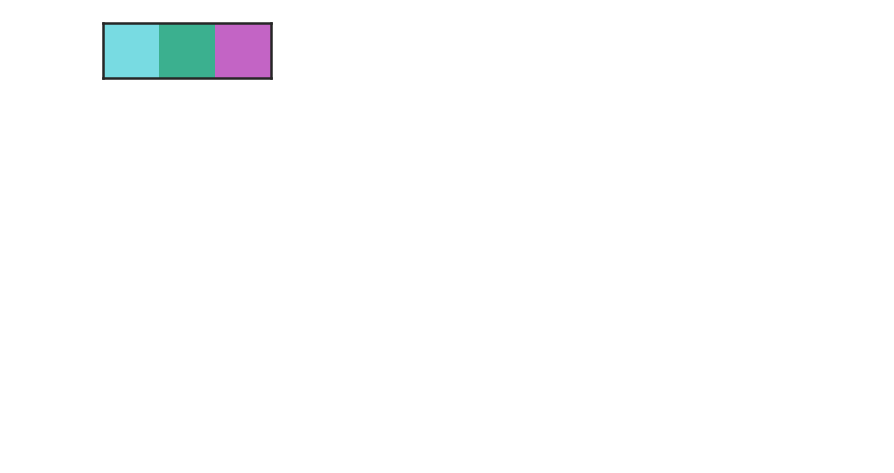
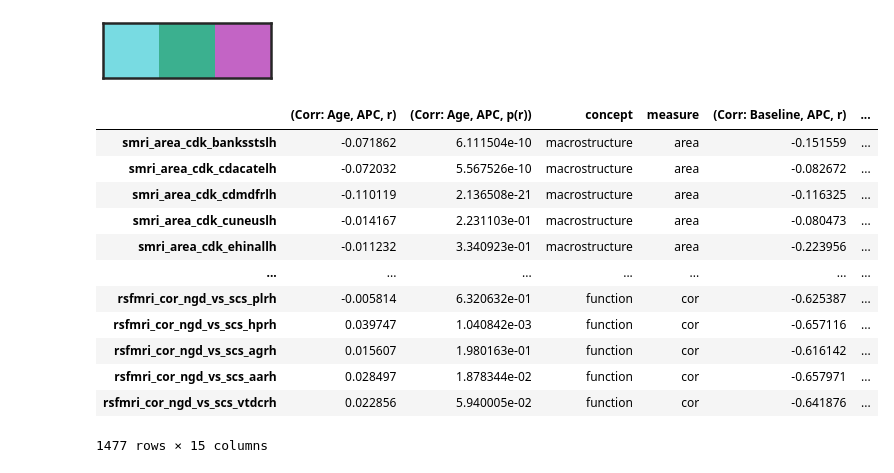
Before and after one commit to 62442katieb/deltaABCD_variability, a Jupyter notebook: notebooks/1.4start_change.ipynb, the cells around one changed output. Drawn from its saved outputs; the diff is of its cells as text; code cells hidden in the pictures; blank space fills up the shorter version.

```diff
--- a/notebooks/1.4start_change.ipynb
+++ b/notebooks/1.4start_change.ipynb
@@ -197,23 +564,28 @@ for var in imaging_apd:
                                 ('Corr: Age, APC', 'measure')] = 'rsirndgm'
 correlations.dropna(how='all', axis=1, inplace=True)
 # %%
-long_names = {'var': 'BOLD',
-              'between-network fc': 'FC (btwn)',
-              'within-network fc': 'FC (wthn)',
-              'subcortical-network fc': 'FC (sc)',
-              'dtivol': 'WMV',
-              'vol': 'GMV',
-              'thick': 'CT',
-              'area': 'CA',
-              'dtifa': 'FA',
-              'dtimd': 'MD',
-              'dtild': 'LD',
-              'dtitd': 'TD',
-              'rsirni': 'RNI',
-              'rsirnd': 'RND',
-              'rsirnigm': 'RNI (gm)',
-              'rsirndgm': 'RND (gm)',
-              't1wcnt': 'G/W'}
+long_names = {'var': 'BOLD Variance',
+              'between-network fc': 'Between FC',
+              'within-network fc': 'Within FC',
+              'subcortical-network fc': 'Subcortical FC',
+              'dtivol': 'WM Volume',
+              'vol': 'GM Volume',
+              'thick': 'Cortical Thickness',
+              'area': 'Cortical Area',
+              'dtifa': 'WM FA',
+              'dtimd': 'WM MD',
+              'dtild': 'WM LD',
+              'dtitd': 'WM TD',
+              'rsirni': 'WM RNI',
+              'rsirnd': 'WM RND',
+              'rsirnigm': 'GM RNI',
+              'rsirndgm': 'GM RND',
+              't1wcnt': 'GM/WM'}
+
+row_order = ['GM Volume', 'Cortical Thickness', 'Cortical Area', 'WM Volume',
+             'GM/WM', 'WM FA', 'WM MD', 'WM LD', 'WM TD',
+             'WM RNI', 'GM RNI','WM RND','GM RND',
+             'BOLD Variance', 'Between FC', 'Within FC', 'Subcortical FC']
 # %%
 correlations.replace(long_names, inplace=True)
 correlations.columns = correlations.columns.to_flat_index()
@@ -224,0 +599,16 @@ correlations.rename({('Corr: Age, APC', 'measure'): 'measure',
+# %%
+correlations
+# %% [output]
+|  | (Corr: Age, APC, r) | (Corr: Age, APC, p(r)) | concept | measure | (Corr: Baseline, APC, r) | ... |
+| smri_area_cdk_banksstslh | -0.071862 | 6.111504e-10 | macrostructure | area | -0.151559 | ... |
+| smri_area_cdk_cdacatelh | -0.072032 | 5.567526e-10 | macrostructure | area | -0.082672 | ... |
+| smri_area_cdk_cdmdfrlh | -0.110119 | 2.136508e-21 | macrostructure | area | -0.116325 | ... |
+| smri_area_cdk_cuneuslh | -0.014167 | 2.231103e-01 | macrostructure | area | -0.080473 | ... |
+| smri_area_cdk_ehinallh | -0.011232 | 3.340923e-01 | macrostructure | area | -0.223956 | ... |
+| ... | ... | ... | ... | ... | ... | ... |
+| rsfmri_cor_ngd_vs_scs_plrh | -0.005814 | 6.320632e-01 | function | cor | -0.625387 | ... |
+| rsfmri_cor_ngd_vs_scs_hprh | 0.039747 | 1.040842e-03 | function | cor | -0.657116 | ... |
+| rsfmri_cor_ngd_vs_scs_agrh | 0.015607 | 1.980163e-01 | function | cor | -0.616142 | ... |
+| rsfmri_cor_ngd_vs_scs_aarh | 0.028497 | 1.878344e-02 | function | cor | -0.657971 | ... |
+| rsfmri_cor_ngd_vs_scs_vtdcrh | 0.022856 | 5.940005e-02 | function | cor | -0.641876 | ... |
+1477 rows × 15 columns
```
Also changed, not shown: parts of 13 cells of this notebook, 13 other files.
